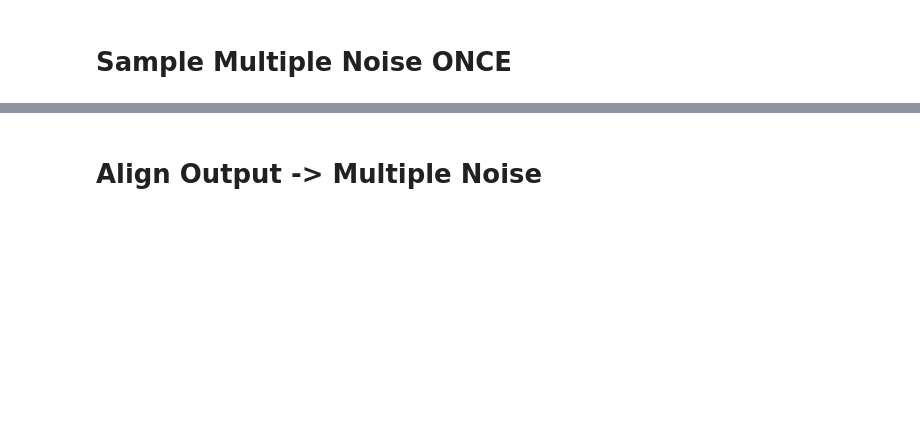
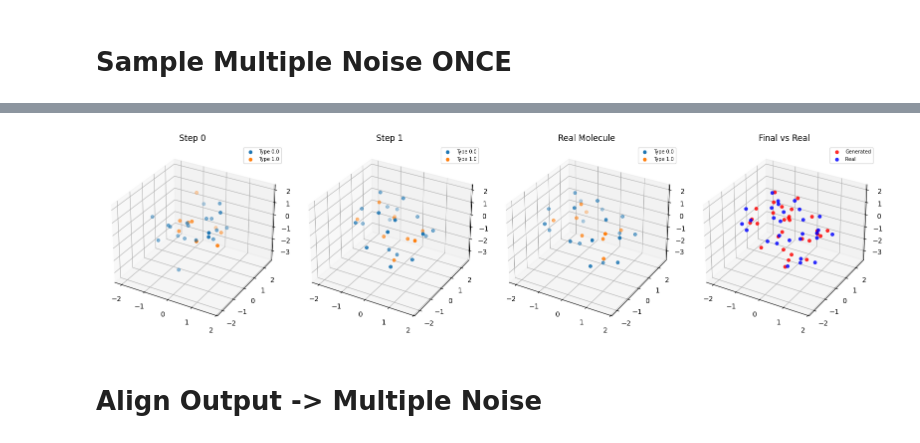
Before and after one commit to edovergna/equi-drifting, a Jupyter notebook: notebooks/only_pos.ipynb, the cells around one changed output, grey strips where cells are left out. Saved outputs shown, nothing was run; the diff lists cells and outputs as text; code cells hidden in the pictures; blank space fills up the shorter version.

```diff
--- a/notebooks/only_pos.ipynb
+++ b/notebooks/only_pos.ipynb
@@ -820,3 +907,32 @@ KeyboardInterrupt:
+# %%
+gen_pos, pos_list = model(
+    pos_noise, repeated_types, dense_edge_index, return_change_in_pos=True
+)
+gen_pos = center_positions_per_mol(gen_pos, batch_vec)
+
+gen_pos_flattened = gen_pos.view(N_GEN_MOLS, -1)
+sorted_pos, closest_indices = get_sorted_mols(gen_pos_flattened, real_pos_flattened)
+
+SELECTED_IDX = 0
+
+selected_pos_list = []
+for gen_pos_step in pos_list:
+    gen_pos_step = gen_pos_step.view(N_GEN_MOLS, -1)
+    ge_pos_step = gen_pos_step[SELECTED_IDX]
+    gen_pos_step = ge_pos_step.view(-1, 3)
+    gen_pos_step = gen_pos_step - gen_pos_step.mean(dim=0)
+    selected_pos_list.append(gen_pos_step)
+
+# pos_list is e.g. the trajectory saved during your diffusion reverse process
+visualize_progression_with_real(
+    pos_list=selected_pos_list,
+    gen_types=one_hot_real_types.to(torch.float32),
+    real_pos=real_pos,
+    real_types=one_hot_real_types.to(torch.float32),
+    max_steps=len(selected_pos_list)
+)
+# %% [output]
+[figure, added]
 # %% [markdown]
 # Align Output -> Multiple Noise
 # %%
```
Also changed, not shown: parts of 8 cells of this notebook.
